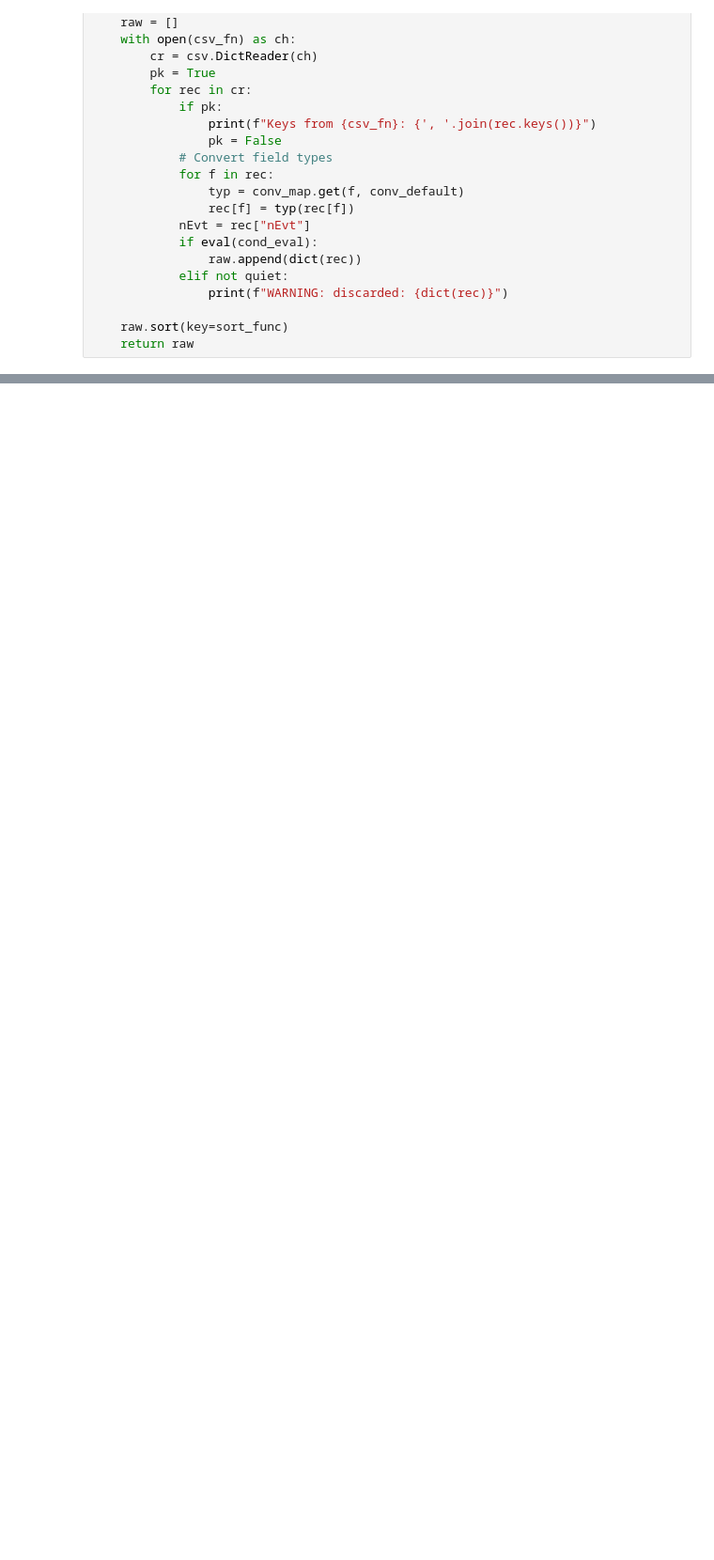
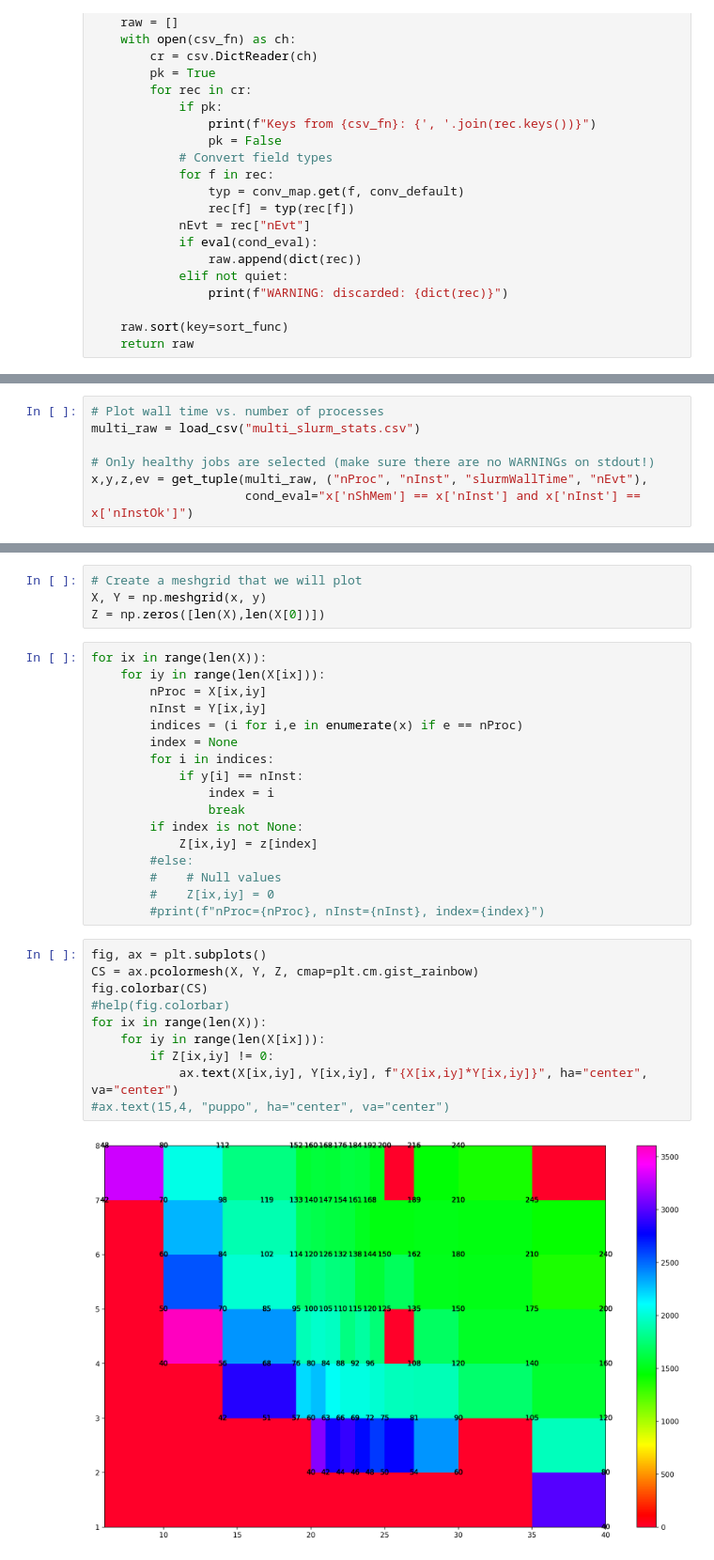
Before and after one commit to noferini/hpc-testing, a Jupyter notebook: analyze/make_plots.ipynb, the cells around one changed output, grey strips where cells are left out. Shown at 94% size. Drawn from its saved outputs; the diff is of its cells as text; blank space fills up the shorter version.

```diff
--- a/analyze/make_plots.ipynb
+++ b/analyze/make_plots.ipynb
@@ -171,0 +236,7 @@ del a, ax, fig, x, y1, y2, prop, cycol, n_inst, n_evt, ni, np, i
+# %%
+# Plot wall time vs. number of processes
+multi_raw = load_csv("multi_slurm_stats.csv")
+
+# Only healthy jobs are selected (make sure there are no WARNINGs on stdout!)
+x,y,z,ev = get_tuple(multi_raw, ("nProc", "nInst", "slurmWallTime", "nEvt"),
+                     cond_eval="x['nShMem'] == x['nInst'] and x['nInst'] == x['nInstOk']")
@@ -171,0 +245,33 @@ del a, ax, fig, x, y1, y2, prop, cycol, n_inst, n_evt, ni, np, i
+# %%
+# Create a meshgrid that we will plot
+X, Y = np.meshgrid(x, y)
+Z = np.zeros([len(X),len(X[0])])
+# %%
+for ix in range(len(X)):
+    for iy in range(len(X[ix])):
+        nProc = X[ix,iy]
+        nInst = Y[ix,iy]
+        indices = (i for i,e in enumerate(x) if e == nProc)
+        index = None
+        for i in indices:
+            if y[i] == nInst:
+                index = i
+                break
+        if index is not None:
+            Z[ix,iy] = z[index]
+        #else:
+        #    # Null values
+        #    Z[ix,iy] = 0
+        #print(f"nProc={nProc}, nInst={nInst}, index={index}")
+# %%
+fig, ax = plt.subplots()
+CS = ax.pcolormesh(X, Y, Z, cmap=plt.cm.gist_rainbow)
+fig.colorbar(CS)
+#help(fig.colorbar)
+for ix in range(len(X)):
+    for iy in range(len(X[ix])):
+        if Z[ix,iy] != 0:
+            ax.text(X[ix,iy], Y[ix,iy], f"{X[ix,iy]*Y[ix,iy]}", ha="center", va="center")
+#ax.text(15,4, "puppo", ha="center", va="center")
+# %% [output]
+[figure, added]
```
Also changed, not shown: parts of 10 cells of this notebook.
